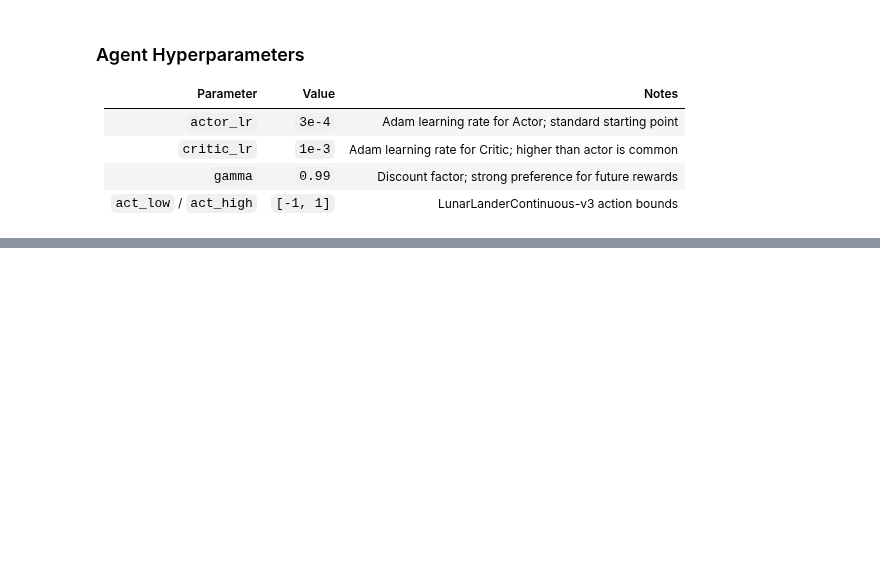
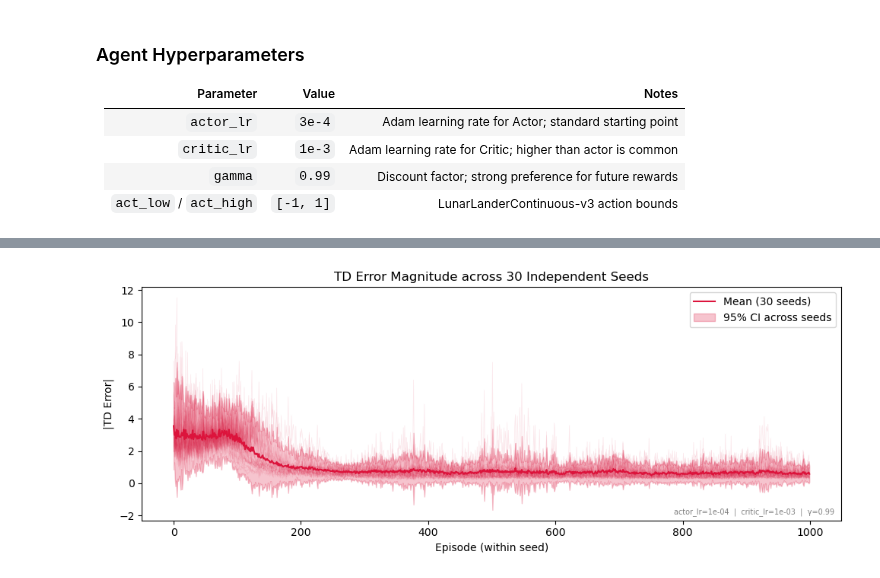
Before and after one commit to craig-rudman/MSDS684, a Jupyter notebook: W6/ipynb/development.ipynb, the cells around one changed output, grey strips where cells are left out. Cells and saved outputs as stored; diff of their text form; code cells hidden in the pictures; blank space fills up the shorter version.

```diff
--- a/W6/ipynb/development.ipynb
+++ b/W6/ipynb/development.ipynb
@@ -301,0 +551,29 @@ print(df[["episode", "step", "reward", "td_error", "entropy", "x", "y", "angle"]
+# %%
+# ── Plot 3: TD error magnitude across seeds ────────────────────────────────────
+ep_td = (
+    df.groupby(["label", "episode"])["td_error"]
+    .apply(lambda x: x.abs().mean())
+    .unstack(level=0)
+)
+n_seeds = ep_td.shape[1]
+mean_td = ep_td.mean(axis=1)
+std_td  = ep_td.std(axis=1)
+episodes = ep_td.index
+
+fig, ax = plt.subplots(figsize=(10, 4))
+for col in ep_td.columns:
+    ax.plot(episodes, ep_td[col], alpha=0.1, color="crimson", linewidth=0.5)
+ax.plot(episodes, mean_td, color="crimson", linewidth=1.5, label=f"Mean ({n_seeds} seeds)")
+ax.fill_between(episodes,
+                mean_td - 1.96 * std_td,
+                mean_td + 1.96 * std_td,
+                alpha=0.25, color="crimson", label="95% CI across seeds")
+ax.set_xlabel("Episode (within seed)"); ax.set_ylabel("|TD Error|")
+ax.set_title(f"TD Error Magnitude across {n_seeds} Independent Seeds")
+ax.legend()
+ax.text(0.99, 0.02, params_str, transform=ax.transAxes, ha="right", va="bottom", fontsize=7, color="gray")
+plt.tight_layout()
+plt.savefig(f"{IMG_DIR}/td_error.png", dpi=150, bbox_inches="tight")
+plt.show()
+# %% [output]
+[figure, added]
```
Also changed, not shown: parts of 24 cells of this notebook, 23 other files.
